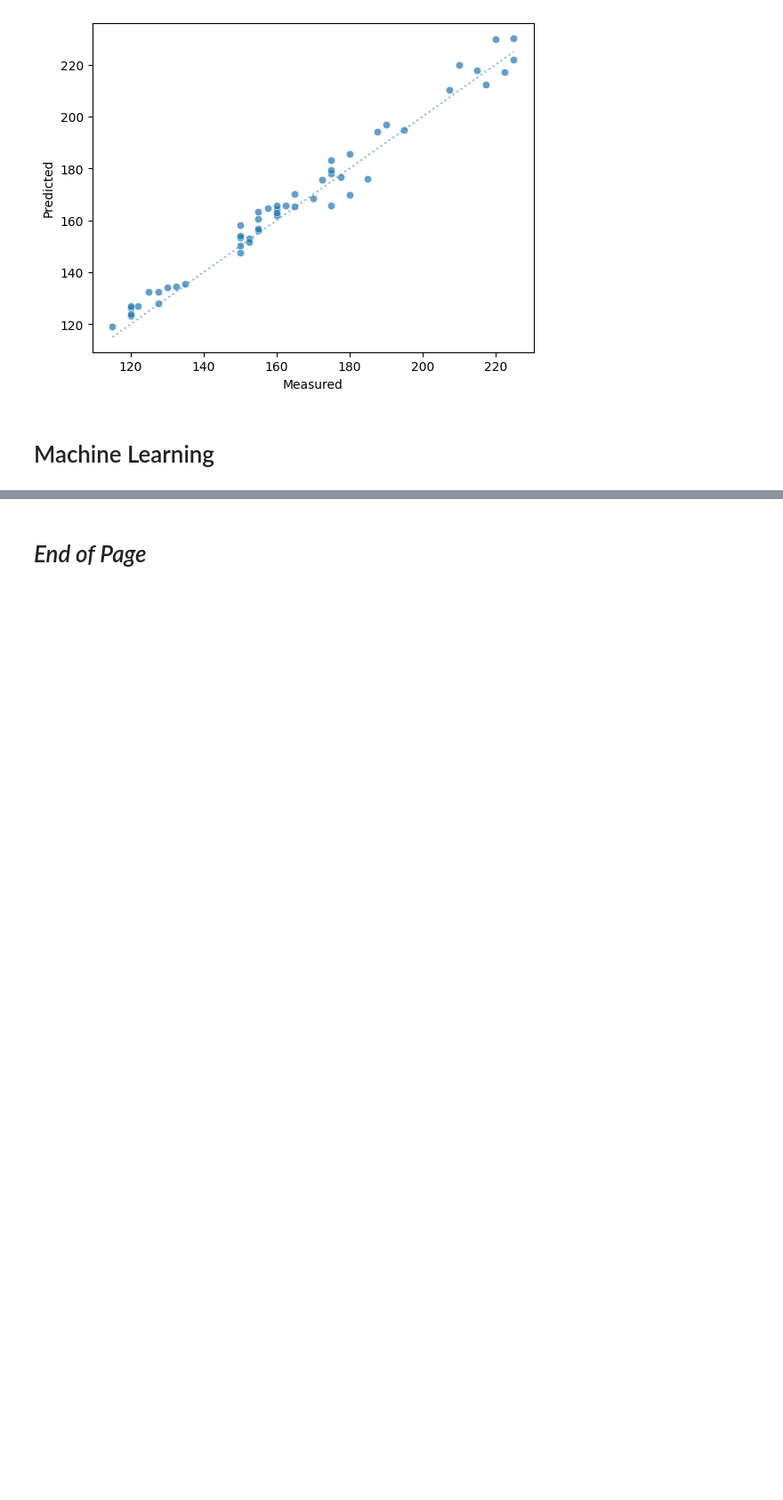
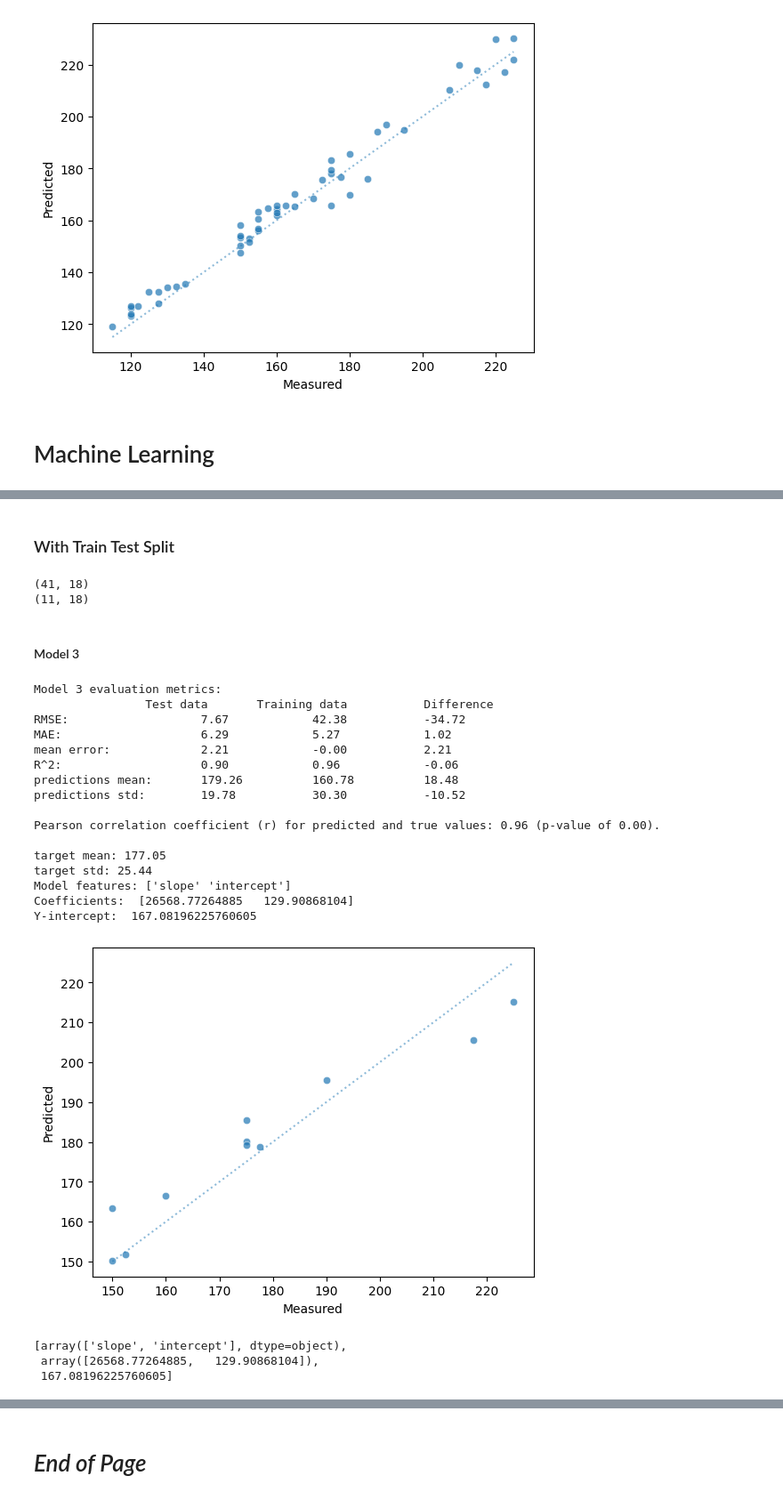
Before and after one commit to silvhua/lighthouse-capstone-project, a Jupyter notebook: notebooks/2022-11-20 EDA and linear regression.ipynb, the cells around one changed output, grey strips where cells are left out. Shown at 89% size. Saved outputs shown, nothing was run; the diff lists cells and outputs as text; code cells hidden in the pictures; blank space fills up the shorter version.

```diff
--- a/notebooks/2022-11-20 EDA and linear regression.ipynb
+++ b/notebooks/2022-11-20 EDA and linear regression.ipynb
@@ -1060,7 +1060,13 @@ def model_data(df_train, df_test, x_columns, model, model_name='regressor'):
 
     fig = evaluate_regression(y_test, y_pred, y_train, y_pred_train, model_name=model_name, plot=True)
 
-    return y_pred_train, y_pred, fig
+    features, coefficients, intercept = model.feature_names_in_, model.coef_, model.intercept_
+    lr_attributes = [features, coefficients, intercept]
+    print(f'Model features: {features}')
+    print('Coefficients: ', coefficients)
+    print('Y-intercept: ', intercept)
+
+    return y_pred_train, y_pred, lr_attributes, fig
 # %% [markdown]
 ### `compare_ml_stat` Statistical Modelling Functions
 # %%
@@ -1297,0 +1325,41 @@ Y-intercept:  -5.24122003653315
+# %% [markdown]
+### With Train Test Split
+# %%
+from sklearn.model_selection import train_test_split
+sm_train, sm_test = train_test_split(df_sm2, train_size=.8, random_state=0)
+print(sm_train.shape)
+print(sm_test.shape)
+# %% [output]
+(41, 18)
+(11, 18)
+# %% [markdown]
+#### Model 3
+# %%
+model3_tts = LinearRegression()
+y_pred3_train, y_pred3_test, model3_tts_attributes, eval_fig3_test = model_data(sm_train, sm_test,
+    x_columns=['slope', 'intercept'], model=model3_tts, model_name='Model 3')
+eval_fig3_test.figure.savefig('../output/figures/model3_test.png')
+# %% [output]
+Model 3 evaluation metrics:
+                Test data       Training data           Difference
+RMSE:                   7.67            42.38           -34.72
+MAE:                    6.29            5.27            1.02
+mean error:             2.21            -0.00           2.21
+R^2:                    0.90            0.96            -0.06
+predictions mean:       179.26          160.78          18.48
+predictions std:        19.78           30.30           -10.52
+
+Pearson correlation coefficient (r) for predicted and true values: 0.96 (p-value of 0.00).
+
+target mean: 177.05
+target std: 25.44
+Model features: ['slope' 'intercept']
+Coefficients:  [26568.77264885   129.90868104]
+Y-intercept:  167.08196225760605
+[figure, added]
+# %%
+model3_tts_attributes
+# %% [output]
+[array(['slope', 'intercept'], dtype=object),
+ array([26568.77264885,   129.90868104]),
+ 167.08196225760605]
```
Also changed, not shown: parts of 13 cells of this notebook.
